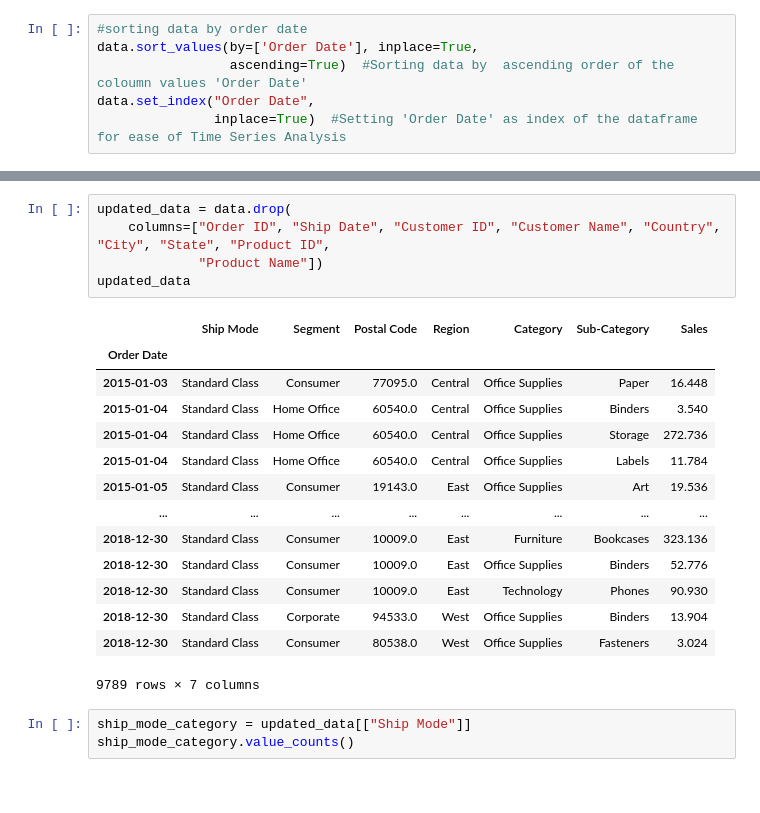
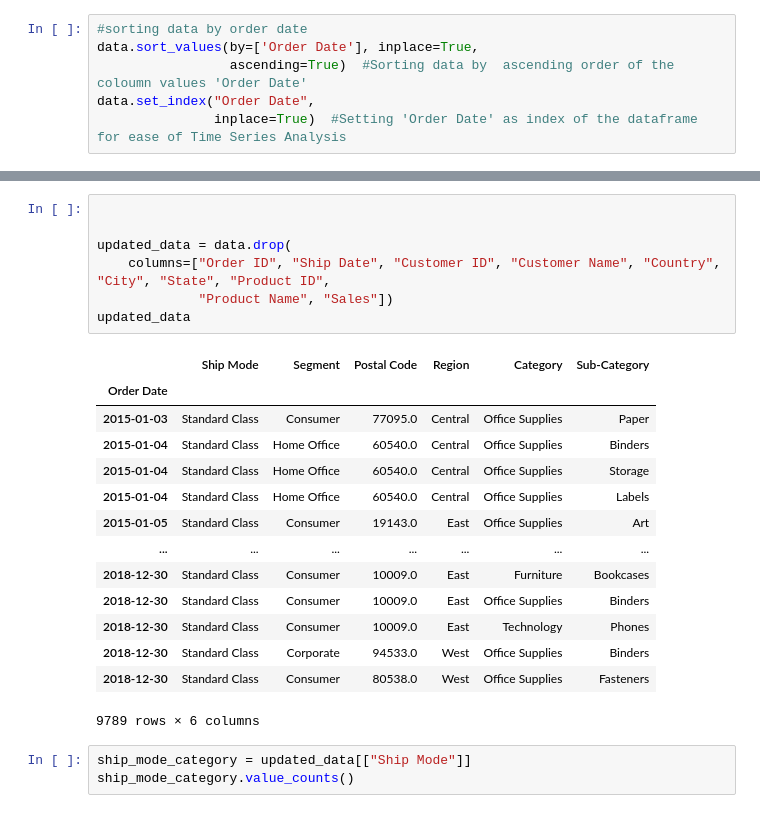
Before and after one commit to mrbacky/sales-forecasting, a Jupyter notebook: sales-forcasting.ipynb, the cells around one changed output, grey strips where cells are left out. Saved outputs shown, nothing was run; the diff lists cells and outputs as text.

```diff
--- a/sales-forcasting.ipynb
+++ b/sales-forcasting.ipynb
@@ -259,23 +276,25 @@ data.set_index("Order Date",
 # %%
+
+
 updated_data = data.drop(
     columns=["Order ID", "Ship Date", "Customer ID", "Customer Name", "Country", "City", "State", "Product ID",
-             "Product Name"])
+             "Product Name", "Sales"])
 updated_data
 # %% [output]
-|  | Ship Mode | Segment | Postal Code | Region | Category | Sub-Category | Sales |
-| Order Date |  |  |  |  |  |  |  |
-| 2015-01-03 | Standard Class | Consumer | 77095.0 | Central | Office Supplies | Paper | 16.448 |
-| 2015-01-04 | Standard Class | Home Office | 60540.0 | Central | Office Supplies | Binders | 3.540 |
-| 2015-01-04 | Standard Class | Home Office | 60540.0 | Central | Office Supplies | Storage | 272.736 |
-| 2015-01-04 | Standard Class | Home Office | 60540.0 | Central | Office Supplies | Labels | 11.784 |
-| 2015-01-05 | Standard Class | Consumer | 19143.0 | East | Office Supplies | Art | 19.536 |
-| ... | ... | ... | ... | ... | ... | ... | ... |
-| 2018-12-30 | Standard Class | Consumer | 10009.0 | East | Furniture | Bookcases | 323.136 |
-| 2018-12-30 | Standard Class | Consumer | 10009.0 | East | Office Supplies | Binders | 52.776 |
-| 2018-12-30 | Standard Class | Consumer | 10009.0 | East | Technology | Phones | 90.930 |
-| 2018-12-30 | Standard Class | Corporate | 94533.0 | West | Office Supplies | Binders | 13.904 |
-| 2018-12-30 | Standard Class | Consumer | 80538.0 | West | Office Supplies | Fasteners | 3.024 |
+|  | Ship Mode | Segment | Postal Code | Region | Category | Sub-Category |
+| Order Date |  |  |  |  |  |  |
+| 2015-01-03 | Standard Class | Consumer | 77095.0 | Central | Office Supplies | Paper |
+| 2015-01-04 | Standard Class | Home Office | 60540.0 | Central | Office Supplies | Binders |
+| 2015-01-04 | Standard Class | Home Office | 60540.0 | Central | Office Supplies | Storage |
+| 2015-01-04 | Standard Class | Home Office | 60540.0 | Central | Office Supplies | Labels |
+| 2015-01-05 | Standard Class | Consumer | 19143.0 | East | Office Supplies | Art |
+| ... | ... | ... | ... | ... | ... | ... |
+| 2018-12-30 | Standard Class | Consumer | 10009.0 | East | Furniture | Bookcases |
+| 2018-12-30 | Standard Class | Consumer | 10009.0 | East | Office Supplies | Binders |
+| 2018-12-30 | Standard Class | Consumer | 10009.0 | East | Technology | Phones |
+| 2018-12-30 | Standard Class | Corporate | 94533.0 | West | Office Supplies | Binders |
+| 2018-12-30 | Standard Class | Consumer | 80538.0 | West | Office Supplies | Fasteners |
-9789 rows × 7 columns
+9789 rows × 6 columns
 # %%
 ship_mode_category = updated_data[["Ship Mode"]]
 ship_mode_category.value_counts()
```
Also changed, not shown: parts of 12 cells of this notebook.
